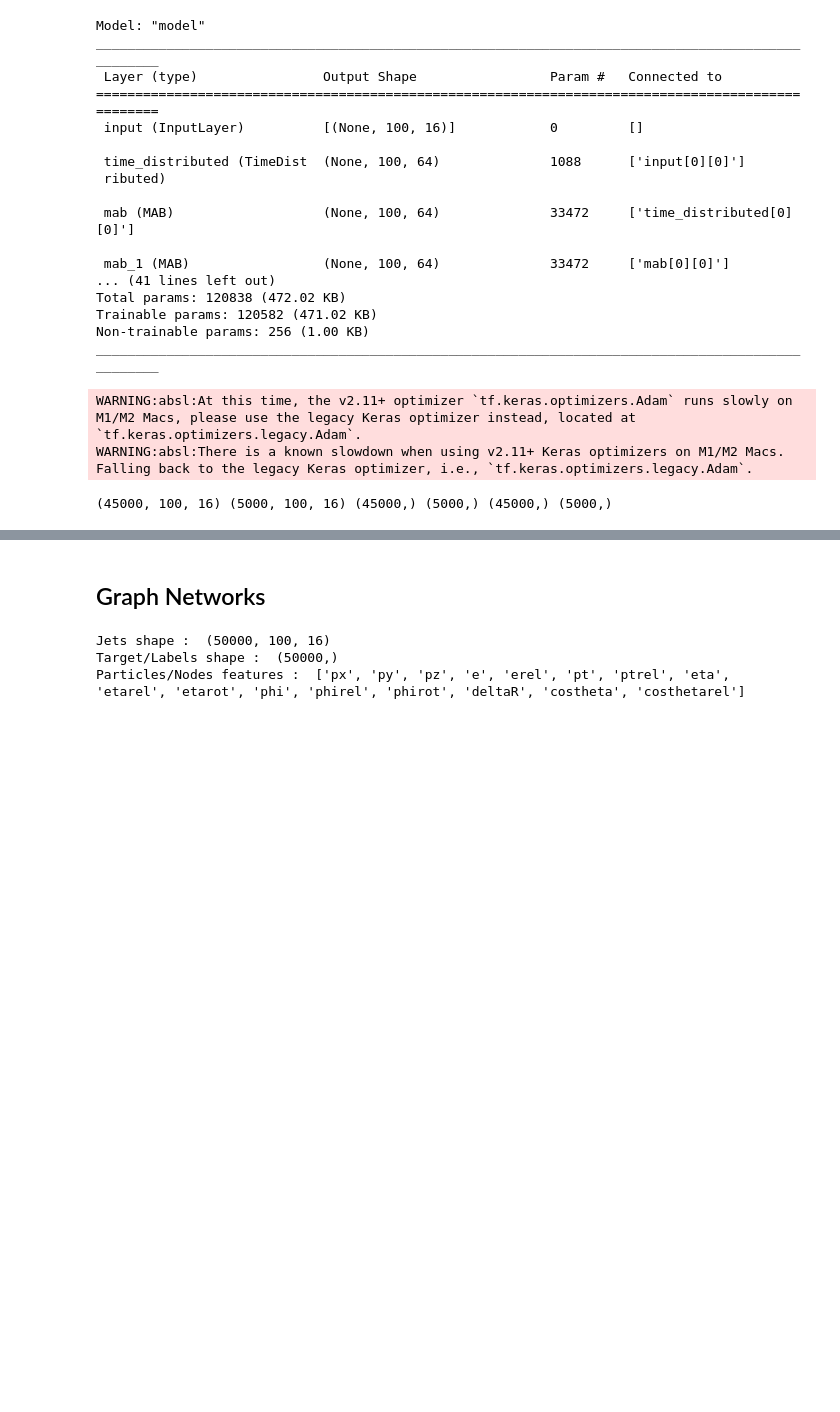
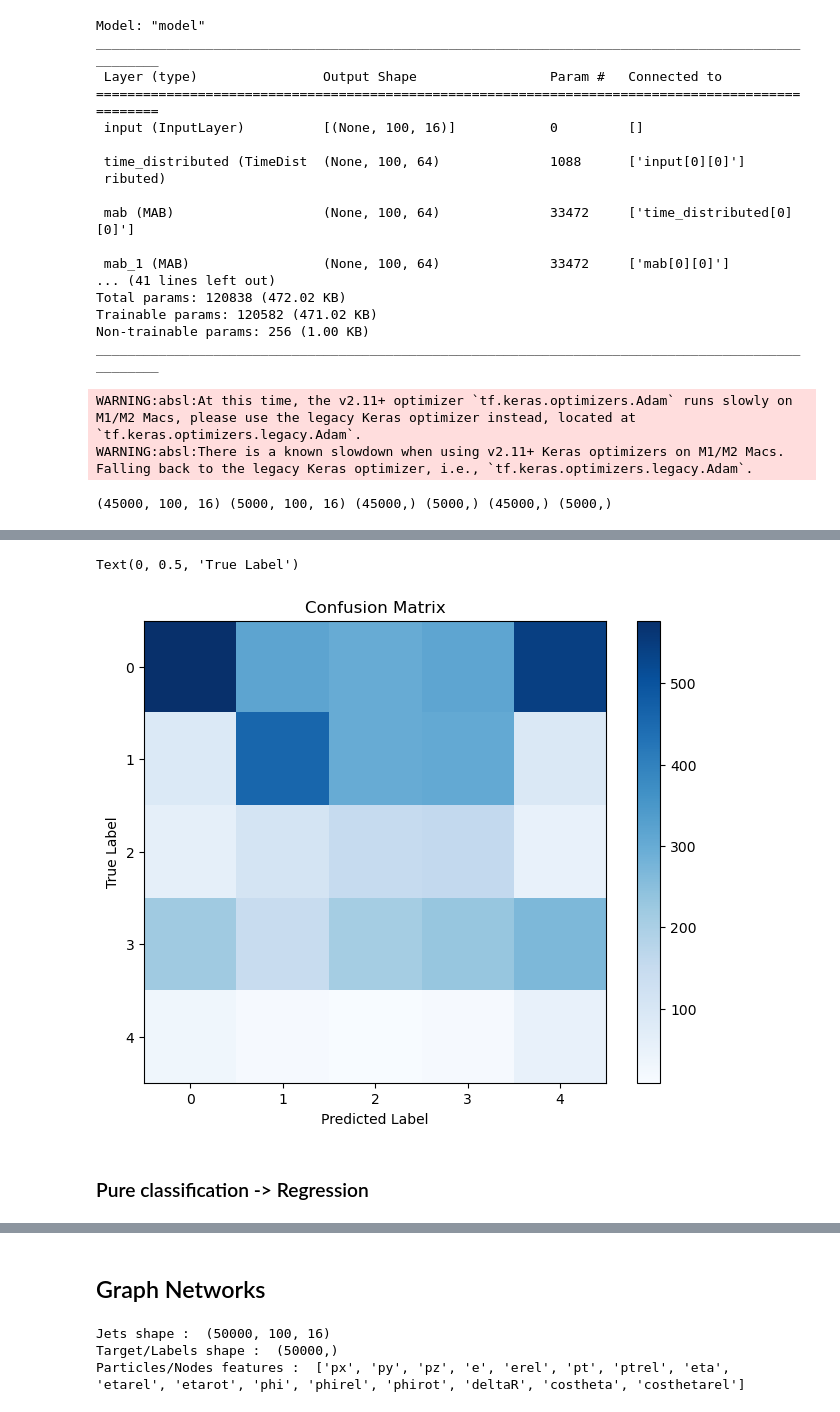
Before and after one commit to ChSonnabend/SSI_2023, a Jupyter notebook: EF4/Chris.ipynb, the cells around one changed output, grey strips where cells are left out. Saved outputs shown, nothing was run; the diff lists cells and outputs as text; code cells hidden in the pictures; blank space fills up the shorter version.

```diff
--- a/EF4/Chris.ipynb
+++ b/EF4/Chris.ipynb
@@ -217,0 +244,17 @@ fig.show()
+# %%
+confusion_mat = confusion_matrix(np.argmax(predict_val,axis=1),y_val_class)
+plt.figure(figsize=(8, 6))
+plt.imshow(confusion_mat, interpolation='nearest', cmap=plt.cm.Blues)
+plt.title('Confusion Matrix')
+plt.colorbar()
+
+tick_marks = np.arange(num_classes)
+plt.xticks(tick_marks, range(num_classes))
+plt.yticks(tick_marks, range(num_classes))
+plt.xlabel('Predicted Label')
+plt.ylabel('True Label')
+# %% [output]
+Text(0, 0.5, 'True Label')
+[figure, added]
+# %% [markdown]
+### Pure classification -> Regression
```
Also changed, not shown: parts of 18 cells of this notebook.
